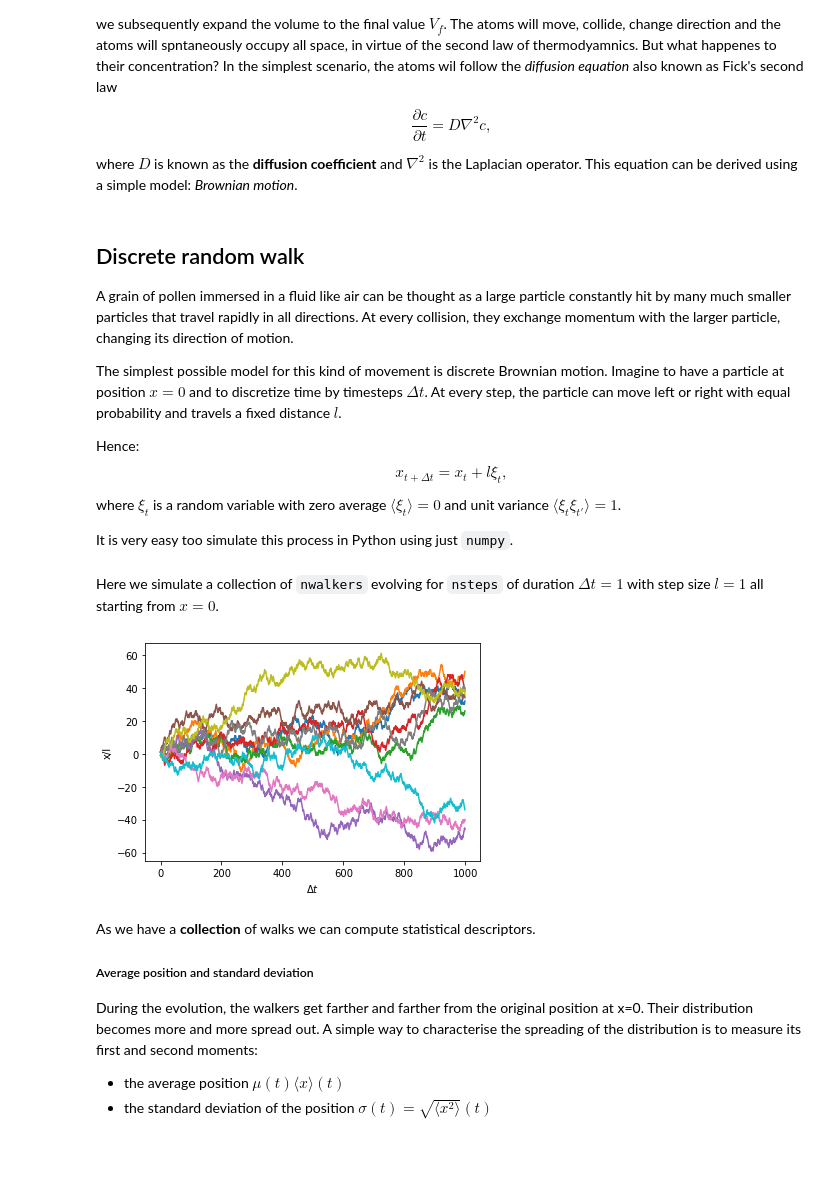
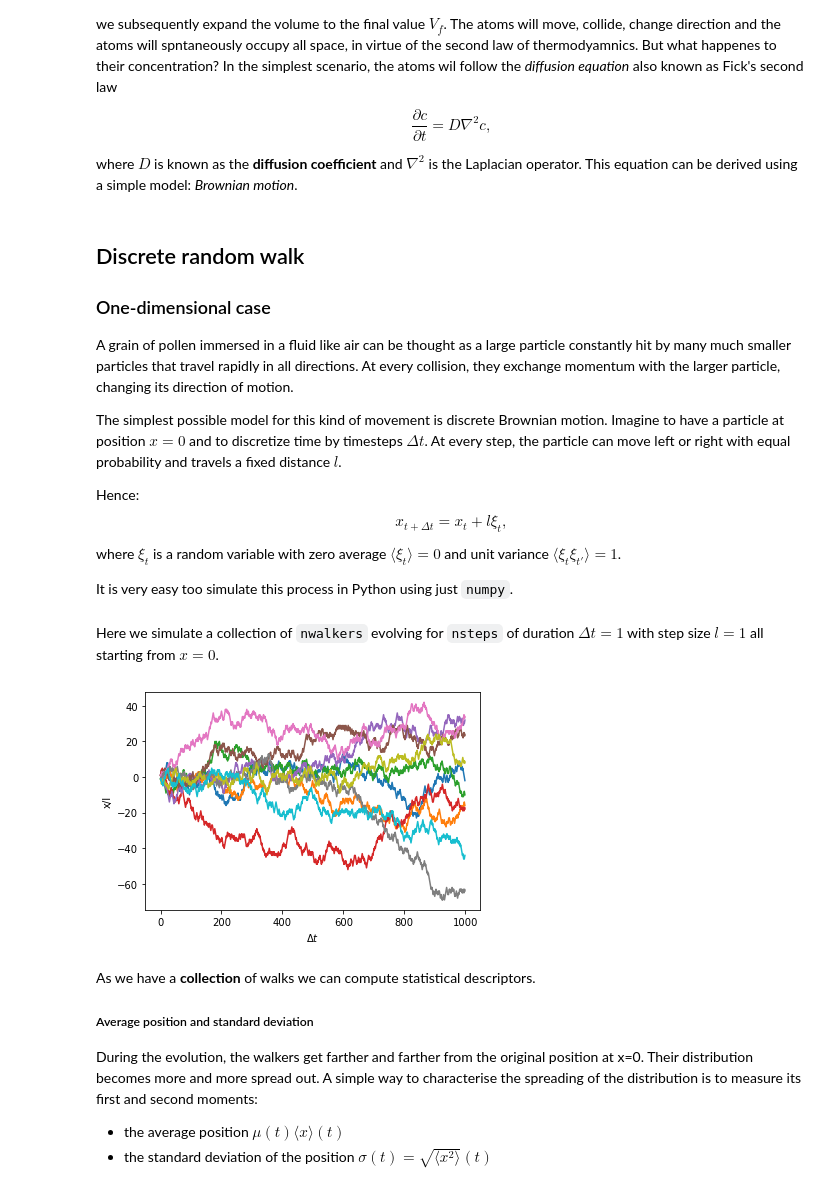
Before and after one commit to FTurci/mirror-handbook-particle-sim, a Jupyter notebook: Diffusion.ipynb, the cells around one changed output. Saved outputs shown, nothing was run; the diff lists cells and outputs as text; code cells hidden in the pictures; blank space fills up the shorter version.

```diff
--- a/Diffusion.ipynb
+++ b/Diffusion.ipynb
@@ -14,6 +14,8 @@ $$\frac{\partial c}{\partial t} = D \nabla^2 c,$$
 where $D$ is known as the **diffusion coefficient** and $\nabla^2$ is the Laplacian operator. This equation can be derived using a simple model: *Brownian motion*.
 # %% [markdown]
 ## Discrete random walk
+
+### One-dimensional case
 
 A grain of pollen immersed in a fluid like air can be thought as a large particle constantly hit by many much smaller particles that travel rapidly in all directions. At every collision, they exchange momentum with the larger particle, changing its direction of motion.
 
@@ -29,16 +31,16 @@ Here we simulate a collection of `nwalkers` evolving for `nsteps` of duration $\
 # %%
 import matplotlib.pyplot as plt
 import numpy as np
 
-def walks(nsteps = 1000,nwalkers = 10000):
+def walks1d(nsteps = 1000,nwalkers = 10000):
     """Generate nwalkers random walks from x=0 evolving for nsteps."""
     steps = np.random.randint(0,2,size=(nsteps,nwalkers))*2-1 # we generate an (nsteps x nwalkers) table of -1 or 1 values
     return steps.cumsum(axis=0) # we sum the table along the nsteps axis
 collection = walks()
 plt.plot(collection[:,:10]) #plot only first 10 paths
 plt.xlabel(r"$\Delta t$"), plt.ylabel("x/l");
 # %% [output]
-[figure, old version]
+[figure, new version]
 # %% [markdown]
 As we have a **collection** of walks we can compute statistical descriptors.
 
```
Also changed, not shown: parts of 17 cells of this notebook.
